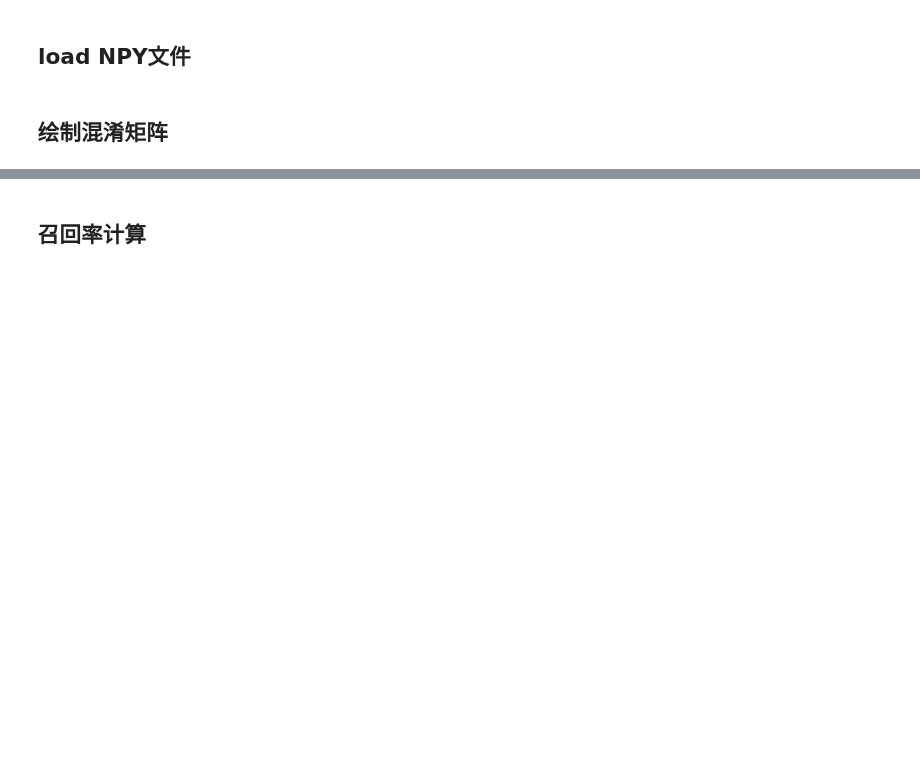
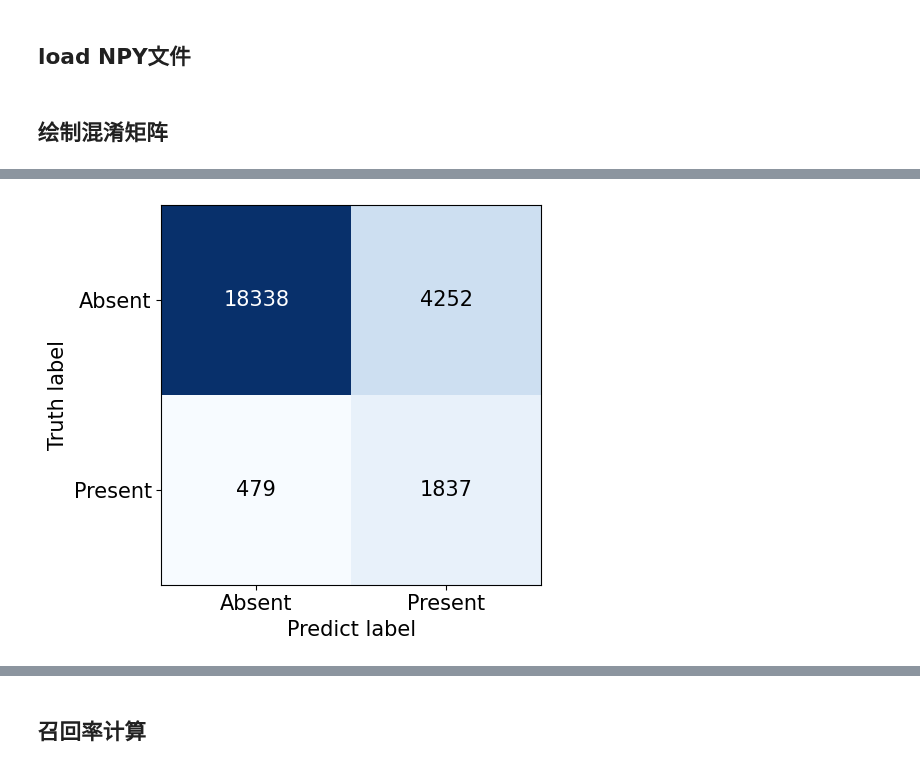
Before and after one commit to lsl198651/BEATs, a Jupyter notebook: BEATs_try.ipynb, the cells around one changed output, grey strips where cells are left out. Drawn from its saved outputs; the diff is of its cells as text; code cells hidden in the pictures; blank space fills up the shorter version.

```diff
--- a/BEATs_try.ipynb
+++ b/BEATs_try.ipynb
@@ -64,51 +64,69 @@ print(loadData)
 import numpy as np
 import matplotlib.pyplot as plt
 from sklearn.metrics import confusion_matrix
+import os
 
-
-def draw_confusion_matrix(label_true, label_pred, label_name, normlize, title="Confusion Matrix", pdf_save_path=None, dpi=100):
-    """
-
-    @param label_true: 真实标签，比如[0,1,2,7,4,5,...]
-    @param label_pred: 预测标签，比如[0,5,4,2,1,4,...]
-    @param label_name: 标签名字，比如['cat','dog','flower',...]
-    @param normlize: 是否设元素为百分比形式
-    @param title: 图标题
-    @param pdf_save_path: 是否保存，是则为保存路径pdf_save_path=xxx.png | xxx.pdf | ...等其他plt.savefig支持的保存格式
-    @param dpi: 保存到文件的分辨率，论文一般要求至少300dpi
-    @return:
-
-    example：
-            draw_confusion_matrix(label_true=y_gt,
-                          label_pred=y_pred,
-                          label_name=["Angry", "Disgust", "Fear", "Happy", "Sad", "Surprise", "Neutral"],
-                          normlize=True,
-                          title="Confusion Matrix on Fer2013",
-                          pdf_save_path="Confusion_Matrix_on_Fer2013.png",
-                          dpi=300)
-
-    """
-    cm = confusion_matrix(label_true, label_pred)
-    if normlize:
-        row_sums = np.sum(cm, axis=1)  # 计算每行的和
-        cm = cm / row_sums[:, np.newaxis]  # 广播计算每个元素占比
-    cm=cm.T
-    plt.imshow(cm, cmap='Blues')
-    plt.title(title)
+def draw_confusion_matrix(
+    cm,
+    label_name,
+    title="Confusion Matrix",
+    pdf_save_path=None,
+    dpi=600,
+):
+    row_sums = np.sum(cm, axis=1)  # 计算每行的和
+    cm = cm.T
+    plt.imshow(cm.T, cmap="Blues")
+    # plt.title(title)
     plt.xlabel("Predict label")
     plt.ylabel("Truth label")
     plt.yticks(range(label_name.__len__()), label_name)
-    plt.xticks(range(label_name.__len__()), label_name, rotation=45)
+    plt.xticks(range(label_name.__len__()), label_name)
 
     plt.tight_layout()
-    plt.colorbar()
+    # plt.colorbar()
+    plt.rcParams.update({"font.size":15})#此处必须添加此句代码方可改变标题字体大小
 
     for i in range(label_name.__len__()):
         for j in range(label_name.__len__()):
-            color = (1, 1, 1) if i == j else (0, 0, 0)	# 对角线字体白色，其他黑色
-            value = float(format('%.2f' % cm[i, j]))
-            plt.text(i, j, value, verticalalignment='center', horizontalalignment='center', color=color)
+            color = (1, 1, 1) if i ==0 and  j==0 else (0, 0, 0)  # 对角线字体白色，其他黑色
+            value = float(format("%.4f" % cm[i, j]))
+            str_value = "{}".format(cm[i, j])
+            plt.text(
+                i,
+                j,
+                str_value,
+                verticalalignment="center",
+                horizontalalignment="center",
+                color=color,
+            )
 
     # plt.show()
-    if not pdf_save_path is None:
-        plt.savefig(pdf_save_path, bbox_inches='tight',dpi=dpi)
+    # if not pdf_save_path is None:
+    #     if not os.path.exists(pdf_save_path):
+    #         os.makedirs(pdf_save_path)
+    #     plt.savefig(
+    #         pdf_save_path + "CM" + ".png",
+    #         bbox_inches="tight",
+    #         dpi=dpi,
+    #     )
+        plt.close()
+    acc=(cm[0,0]+cm[1,1])/(cm[0,0]+cm[0,1]+cm[1,0]+cm[1,1])
+    ppv=cm[1,1]/(cm[1,0]+cm[1,1])
+    recall=cm[1,1]/(cm[1,1]+cm[0,1])
+    f1=2*recall*ppv/(recall+ppv)
+
+    print("ACC:"+str(acc))
+    print("recall:"+str(recall))
+    print("SPE:"+str(ppv))
+    print("PPV:"+str(f1))
+
+
+
+draw_confusion_matrix(
+        np.array([[18338 , 4252],[  479 , 1837]]),
+        # np.array([[673,22],[65,114 ]]),
+        ["Absent", "Present"],
+        title="Confusion Matrix",
+        pdf_save_path='./cm_figure',
+    )
+# %% [output]
@@ -114,0 +137 @@ def draw_confusion_matrix(label_true, label_pred, label_name, normlize, title="C
+[figure, added]
```
Also changed, not shown: parts of 2 cells of this notebook.
